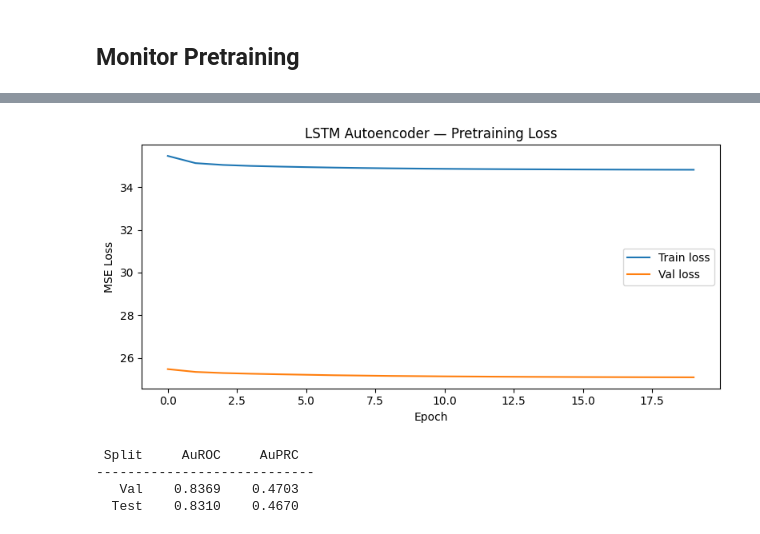
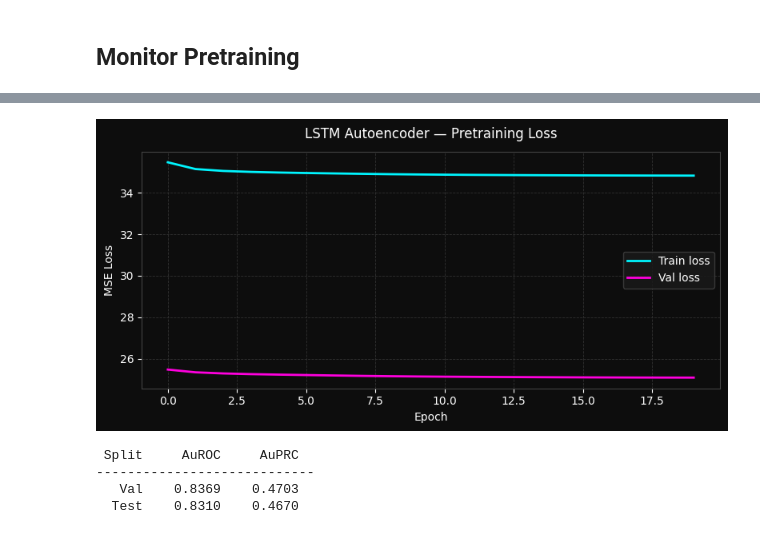
Before and after one commit to kathalikren/Machine-Learning-for-Health-Care, a Jupyter notebook: exercise_3.ipynb, the cells around one changed output, grey strips where cells are left out. Cells and saved outputs as stored; diff of their text form; code cells hidden in the pictures.

```diff
--- a/exercise_3.ipynb
+++ b/exercise_3.ipynb
@@ -11,3 +19,23 @@ import torch
+# %%
+# ── Plot style constants ──────────────────────────────────────────────────────
+BG   = '#0d0d0d'
+NEON = ['#00f5ff', '#ff00de', '#39ff14', '#ff6b35', '#bf5fff']  # cyan, magenta, green, orange, purple
+
+def styled_fig(*args, **kwargs):
+    """Create a matplotlib figure with dark background and neon-friendly styling."""
+    fig, axes = plt.subplots(*args, facecolor=BG, **kwargs)
+    ax_list = axes.flatten() if hasattr(axes, 'flatten') else [axes]
+    for ax in ax_list:
+        ax.set_facecolor(BG)
+        ax.grid(color='#333333', linewidth=0.6, linestyle='--')
+        ax.tick_params(colors='white')
+        for spine in ax.spines.values():
+            spine.set_edgecolor('#444444')
+    return fig, axes
+
+def style_legend(ax):
+    """Apply dark styling to a legend on the given axis."""
+    ax.legend(facecolor='#1a1a1a', edgecolor='#444444', labelcolor='white')
 # %%
 # 1. Load data
 df_train = pd.read_parquet("processed/set_a_processed.parquet")
@@ -130,16 +153,15 @@ Model saved to lstm_autoencoder.pt
 # %%
-# Plot loss curves
-plt.figure(figsize=(8, 4))
-plt.plot(train_losses, label="Train loss")
-plt.plot(val_losses,   label="Val loss")
-plt.xlabel("Epoch")
-plt.ylabel("MSE Loss")
-plt.title("LSTM Autoencoder — Pretraining Loss")
-plt.legend()
+fig, ax = styled_fig(figsize=(8, 4))
+ax.plot(train_losses, color=NEON[0], linewidth=2, label="Train loss")
+ax.plot(val_losses,   color=NEON[1], linewidth=2, label="Val loss")
+ax.set_xlabel("Epoch", color='white')
+ax.set_ylabel("MSE Loss", color='white')
+ax.set_title("LSTM Autoencoder — Pretraining Loss", color='white', pad=12)
+style_legend(ax)
 plt.tight_layout()
 plt.show()
 # %% [output]
-[figure, old version]
+[figure, new version]
 # %%
 def encode(X, model, batch_size=64):
     loader = DataLoader(TensorDataset(X), batch_size=batch_size, shuffle=False)
```
Also changed, not shown: parts of 13 cells of this notebook.
